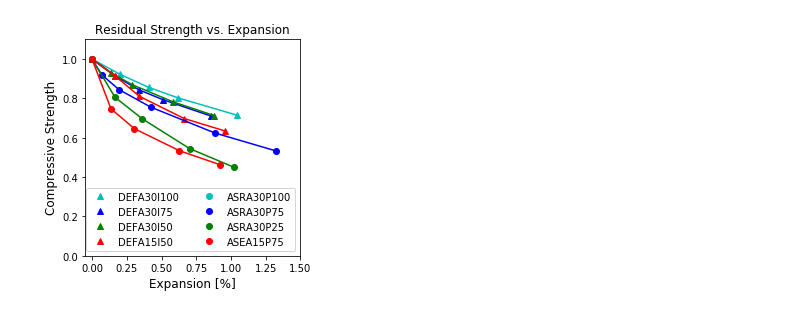
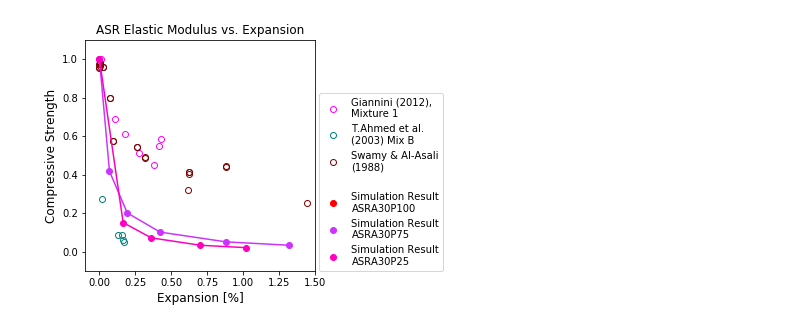
Before and after one commit to mengyushi/Example, a Jupyter notebook: Thesis/FraMCoS-X/Presentation/Graph-FraMCoS.ipynb, the cells around one changed output. Saved outputs shown, nothing was run; the diff lists cells and outputs as text; code cells hidden in the pictures.

```diff
--- a/Thesis/FraMCoS-X/Presentation/Graph-FraMCoS.ipynb
+++ b/Thesis/FraMCoS-X/Presentation/Graph-FraMCoS.ipynb
@@ -169,43 +172,36 @@ plt.show()
 # %%
-# ALL
+# ASR Elastic Modulus
 ####################### PLOTTING #######################
 
-fig, ax = plt.subplots(figsize=(4,4))
+fig, ax = plt.subplots(figsize=(4.2,4.2))
+#plt.plot(exp_ASR_exp,exp_ASR_CS,'ko',mfc='none',label = "Experimental")
 
-plt.plot(DEF_exp_30_I100_fix,DEF_CS_30_I100_fix,'c-')
-plt.plot(DEF_exp_30_I100_fix,DEF_CS_30_I100_fix,'c^',label = 'DEFA30I100')
+plt.plot(ASR_exp_GIANNINI1,ASR_EM_GIANNINI1,'o', color = '#FF00FF',mfc='none',label = "Giannini (2012),\nMixture 1")
+plt.plot(ASR_exp_TAHMED,ASR_EM_TAHMED,'o',color = '#008080',mfc='none',label = "T.Ahmed et al.\n(2003) Mix B")
+plt.plot(ASR_exp_SWAMY,ASR_EM_SWAMY,'o',color = '#800000',mfc='none',label = "Swamy & Al-Asali\n(1988)")
+plt.plot(0,0,'wo',label = "      ")
 
-plt.plot(DEF_exp_30_I75_fix,DEF_CS_30_I75_fix,'b-')
-plt.plot(DEF_exp_30_I75_fix,DEF_CS_30_I75_fix,'b^',label = 'DEFA30I75')
+plt.plot(ASR_30_P100_fix,ASR_EM_30_P100_fix,'-',color = '#ff0000')
+plt.plot(ASR_30_P100_fix,ASR_EM_30_P100_fix,'o',color = '#ff0000',label = 'Simulation Result\nASRA30P100')
 
-plt.plot(DEF_exp_30_I50_fix,DEF_CS_30_I50_fix,'g-')
-plt.plot(DEF_exp_30_I50_fix,DEF_CS_30_I50_fix,'g^',label = 'DEFA30I50')
+plt.plot(ASR_30_P75_fix,ASR_EM_30_P75_fix,'-', color = '#cc33ff')
+plt.plot(ASR_30_P75_fix,ASR_EM_30_P75_fix,'o', color = '#cc33ff',label = 'Simulation Result\nASRA30P75')
 
-plt.plot(DEF_exp_15_I50_fix,DEF_CS_15_I50_fix,'r-')
-plt.plot(DEF_exp_15_I50_fix,DEF_CS_15_I50_fix,'r^',label = 'DEFA15I50')
+plt.plot(ASR_30_P25_fix,ASR_EM_30_P25_fix,'-',color = '#ff00bf')
+plt.plot(ASR_30_P25_fix,ASR_EM_30_P25_fix,'o',color = '#ff00bf',label = 'Simulation Result\nASRA30P25')
 
-
-plt.plot(ASR_30_P100_fix,ASR_CS_30_P100_fix,'c-')
-plt.plot(ASR_30_P100_fix,ASR_CS_30_P100_fix,'co',label = 'ASRA30P100')
-
-plt.plot(ASR_30_P75_fix,ASR_CS_30_P75_fix,'b-')
-plt.plot(ASR_30_P75_fix,ASR_CS_30_P75_fix,'bo',label = 'ASRA30P75')
-
-plt.plot(ASR_30_P25_fix,ASR_CS_30_P25_fix,'g-')
-plt.plot(ASR_30_P25_fix,ASR_CS_30_P25_fix,'go',label = 'ASRA30P25')
-
-plt.plot(ASR_15_P75_fix,ASR_CS_15_P75_fix,'r-')
-plt.plot(ASR_15_P75_fix,ASR_CS_15_P75_fix,'ro',label = 'ASEA15P75')
+#plt.plot(ASR_15_P75_fix,ASR_EM_15_P75_fix,'-', color = '#ffbf00')
+#plt.plot(ASR_15_P75_fix,ASR_EM_15_P75_fix,'o', color = '#ffbf00',label = 'Simulation Result\nASEA15P75')
 
 ##################### GRAPH SETTING #####################
-plt.xlim(-0.05,1.5)
-plt.ylim(0,1.1)
+plt.xlim(-0.1,1.5)
+plt.ylim(-0.1,1.1)
 plt.xlabel('Expansion [%]',fontsize='large')
 plt.ylabel('Compressive Strength',fontsize='large')
-plt.title( 'Residual Strength vs. Expansion',fontsize = 'large')
-plt.legend(ncol=2,loc = 4)
+plt.title( 'ASR Elastic Modulus vs. Expansion',fontsize = 'large')
+plt.legend(ncol = 1, loc=(1.02,0))
 plt.tight_layout()
-plt.savefig('ALL',dpi = 1000)
+plt.savefig('ASR EM',dpi = 1000)
 plt.show()
 # %% [output]
-[figure, old version]
+[figure, new version]
```
Also changed, not shown: parts of 8 cells of this notebook, 30 other files.
